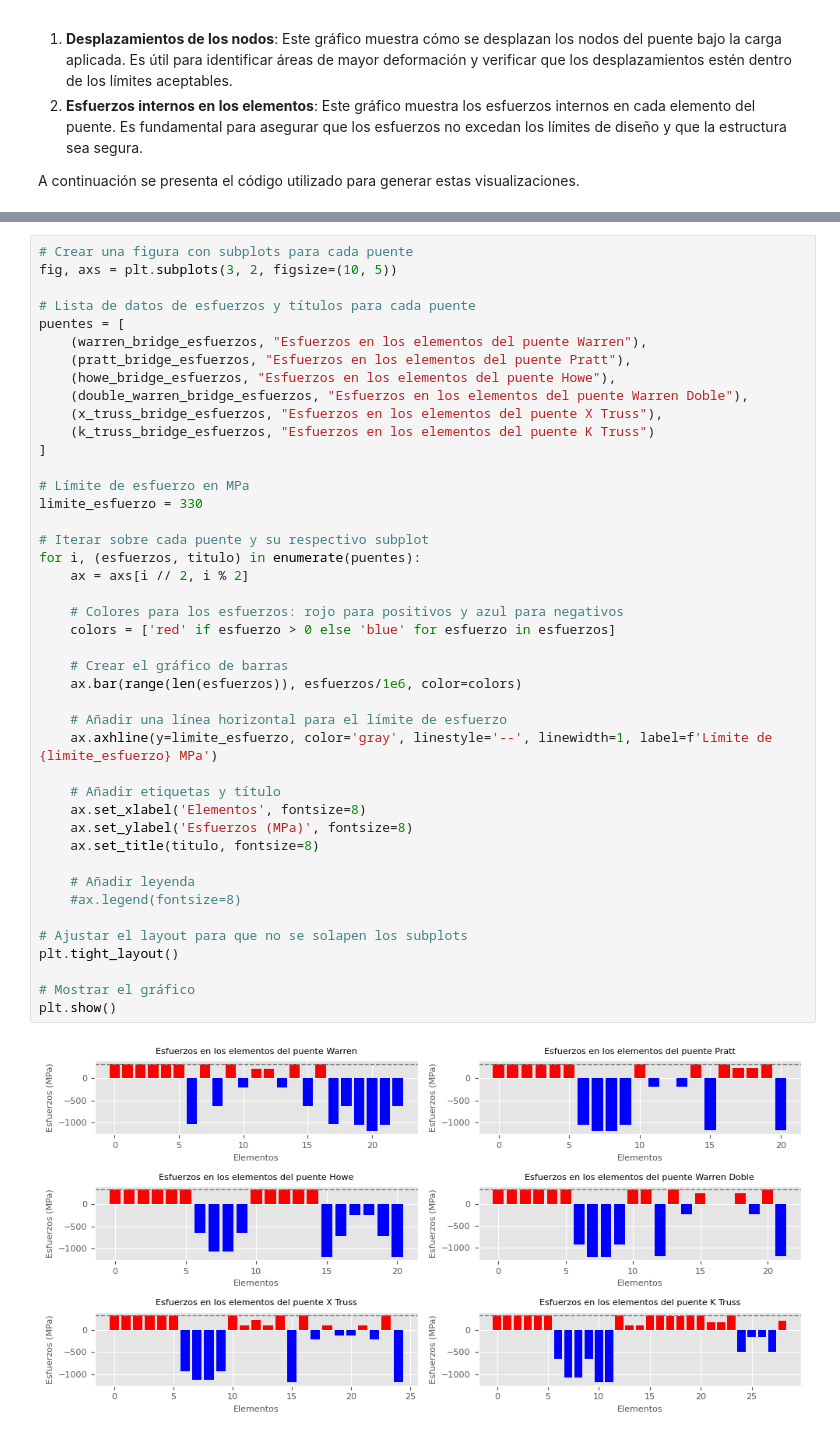
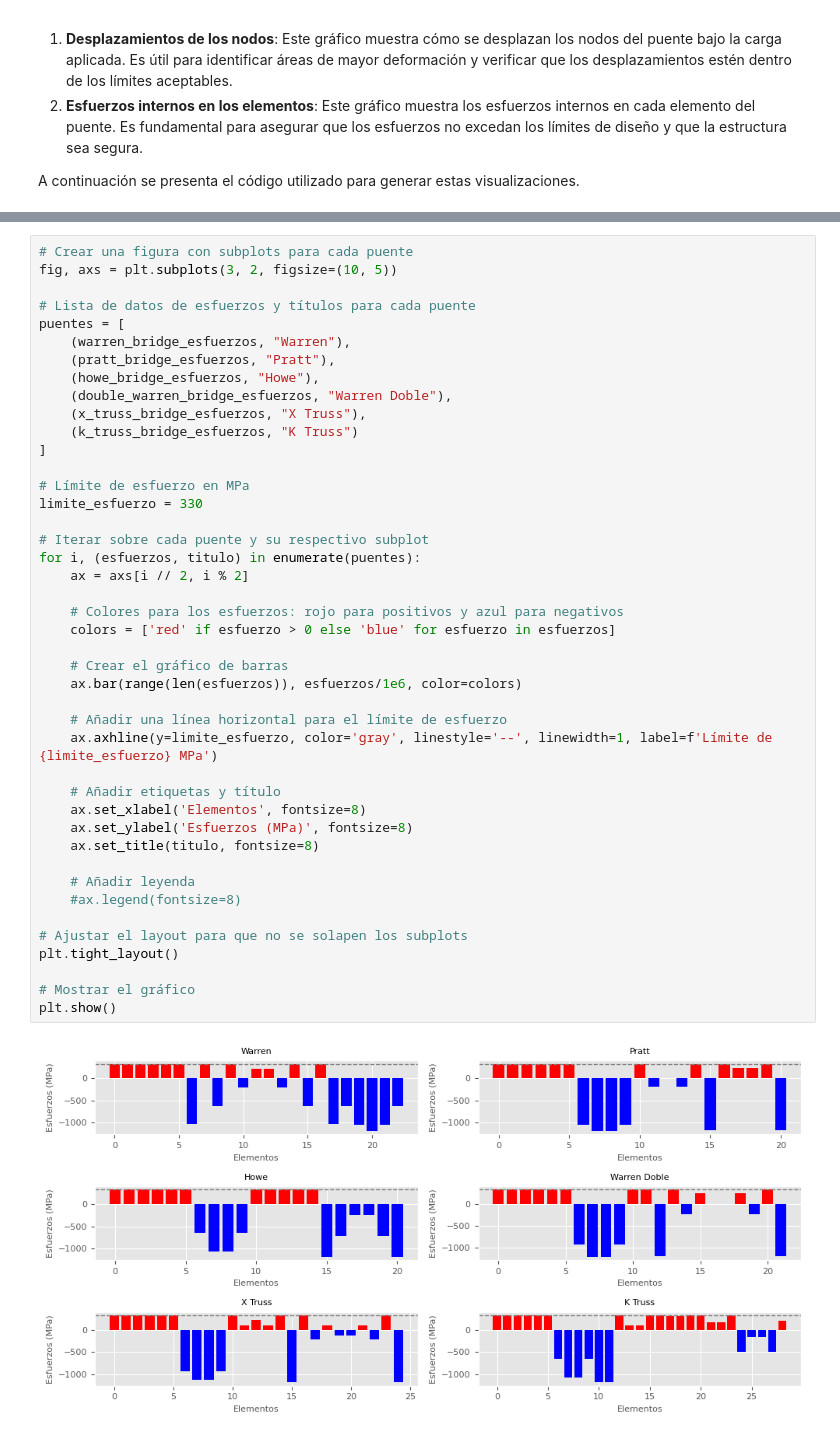
Before and after one commit to oscar-rincon/trusses_analysis, a Jupyter notebook: main/optimization/bridges_optimization.ipynb, the cells around one changed output, grey strips where cells are left out. Drawn from its saved outputs; the diff is of its cells as text.

```diff
--- a/main/optimization/bridges_optimization.ipynb
+++ b/main/optimization/bridges_optimization.ipynb
@@ -228,42 +228,42 @@ fig, axs = plt.subplots(3, 2, figsize=(10, 5))
 
 # Lista de datos de esfuerzos y títulos para cada puente
 puentes = [
-    (warren_bridge_esfuerzos, "Esfuerzos en los elementos del puente Warren"),
-    (pratt_bridge_esfuerzos, "Esfuerzos en los elementos del puente Pratt"),
-    (howe_bridge_esfuerzos, "Esfuerzos en los elementos del puente Howe"),
-    (double_warren_bridge_esfuerzos, "Esfuerzos en los elementos del puente Warren Doble"),
-    (x_truss_bridge_esfuerzos, "Esfuerzos en los elementos del puente X Truss"),
-    (k_truss_bridge_esfuerzos, "Esfuerzos en los elementos del puente K Truss")
+    (warren_bridge_esfuerzos, "Warren"),
+    (pratt_bridge_esfuerzos, "Pratt"),
+    (howe_bridge_esfuerzos, "Howe"),
+    (double_warren_bridge_esfuerzos, "Warren Doble"),
+    (x_truss_bridge_esfuerzos, "X Truss"),
+    (k_truss_bridge_esfuerzos, "K Truss")
 ]
 
 # Límite de esfuerzo en MPa
 limite_esfuerzo = 330
 
 # Iterar sobre cada puente y su respectivo subplot
 for i, (esfuerzos, titulo) in enumerate(puentes):
     ax = axs[i // 2, i % 2]
 
     # Colores para los esfuerzos: rojo para positivos y azul para negativos
     colors = ['red' if esfuerzo > 0 else 'blue' for esfuerzo in esfuerzos]
 
     # Crear el gráfico de barras
     ax.bar(range(len(esfuerzos)), esfuerzos/1e6, color=colors)
 
     # Añadir una línea horizontal para el límite de esfuerzo
     ax.axhline(y=limite_esfuerzo, color='gray', linestyle='--', linewidth=1, label=f'Límite de {limite_esfuerzo} MPa')
 
     # Añadir etiquetas y título
     ax.set_xlabel('Elementos', fontsize=8)
     ax.set_ylabel('Esfuerzos (MPa)', fontsize=8)
     ax.set_title(titulo, fontsize=8)
 
     # Añadir leyenda
     #ax.legend(fontsize=8)
 
 # Ajustar el layout para que no se solapen los subplots
 plt.tight_layout()
 
 # Mostrar el gráfico
 plt.show()
 # %% [output]
-[figure, old version]
+[figure, new version]
```
Also changed, not shown: parts of 1 cell of this notebook, 1 other file.
